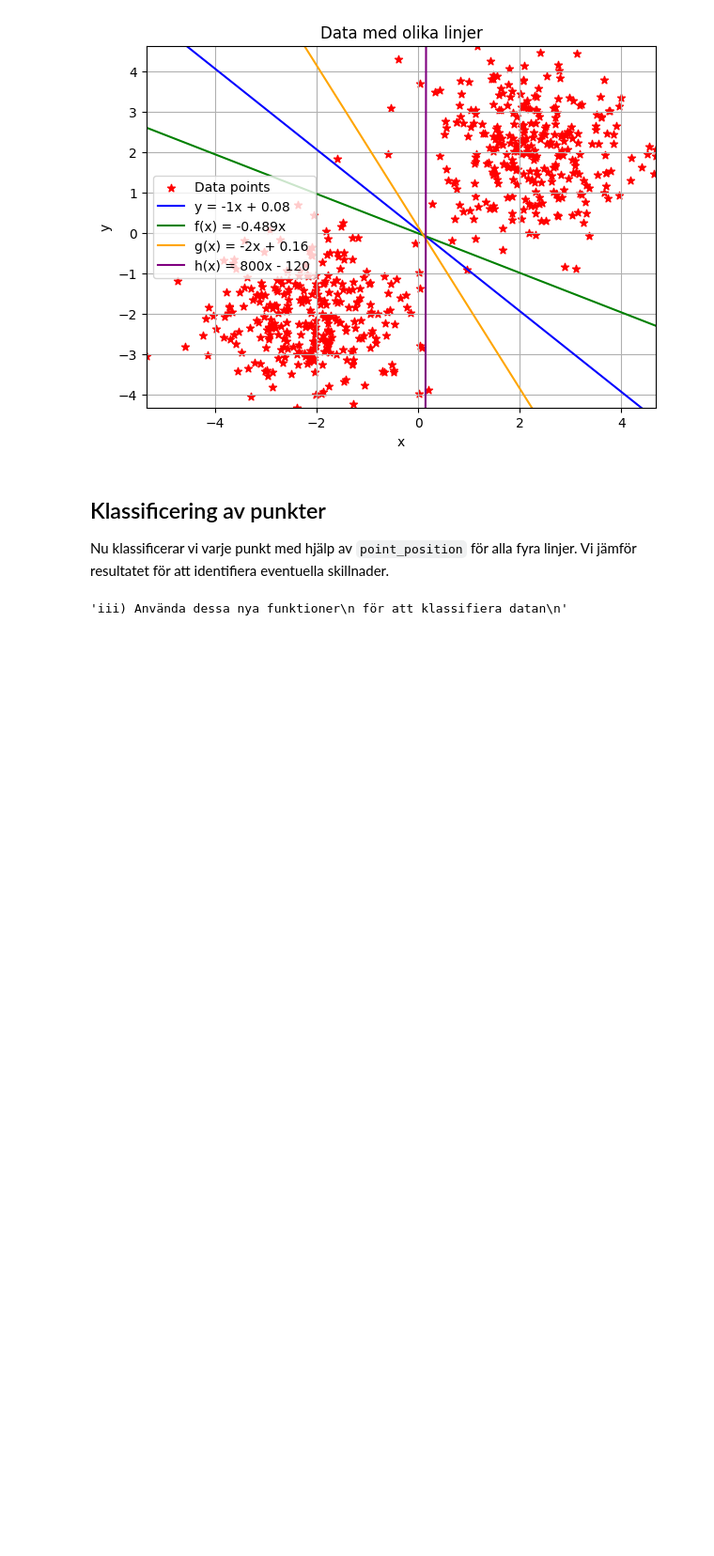
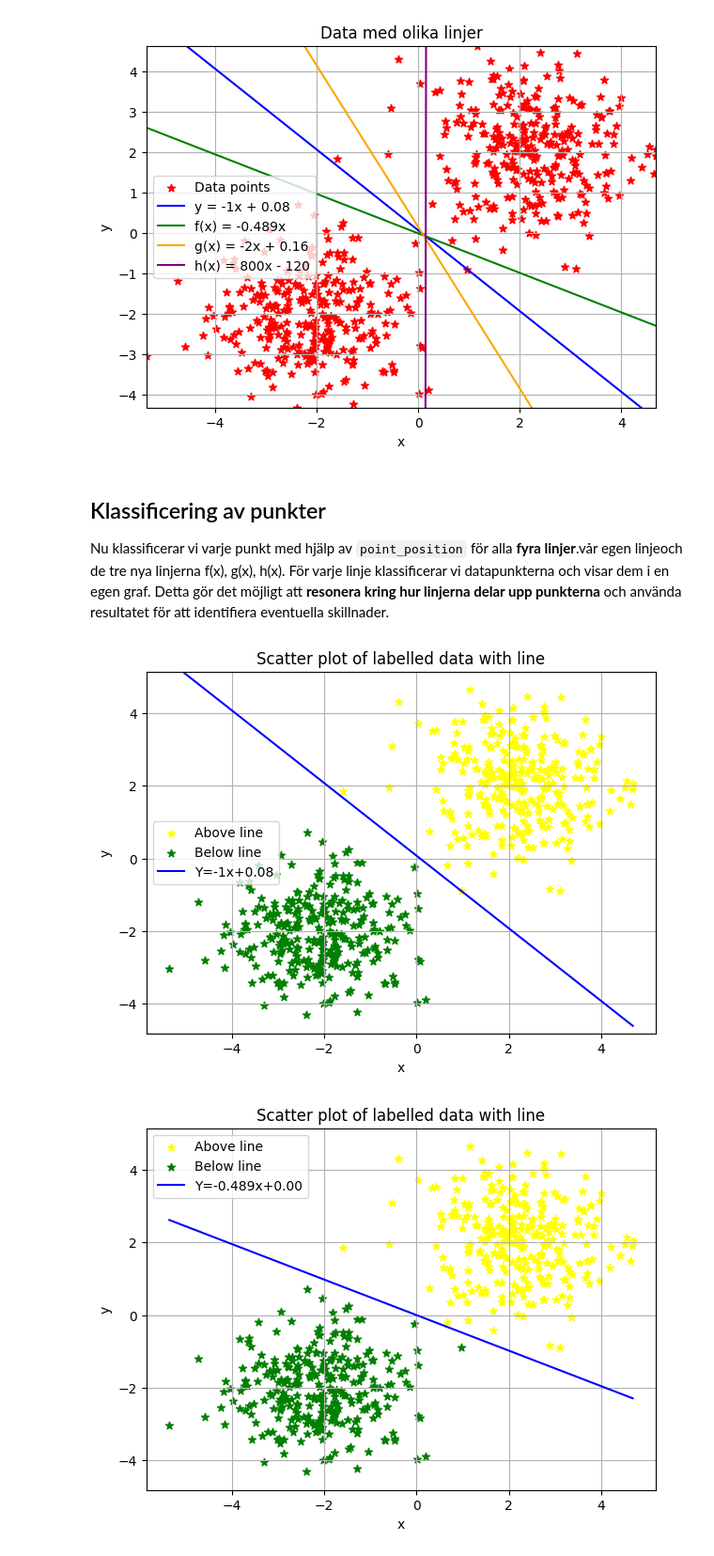
Before and after one commit to nouralahmad89-crypto/Labb3, a Jupyter notebook: report.ipynb, the cells around one changed output. Shown at 94% size. Cells and saved outputs as stored; diff of their text form; code cells hidden in the pictures; blank space fills up the shorter version.

```diff
--- a/report.ipynb
+++ b/report.ipynb
@@ -27,7 +27,8 @@ import main as ma
 # Hämta data och egen linje
 x_point, y_point = ln.get_data(ln.path)
 x_values, y_values, labels = ma.classify_points_and_get_labels()
-k, m = ma.k, ma.m  # linje från main.py
+k = ma.k
+m= ma.m  # linje från main.py
 
 # Skapa x-intervallet för linjerna
 x_line = np.linspace(min(x_point), max(x_point), 200)
@@ -60,36 +61,41 @@ plt.show()
 # %% [markdown]
 ## Klassificering av punkter
 
-Nu klassificerar vi varje punkt med hjälp av `point_position` för alla fyra linjer. Vi jämför resultatet för att identifiera eventuella skillnader.
+Nu klassificerar vi varje punkt med hjälp av `point_position` för alla **fyra linjer**.vår egen linjeoch de tre nya linjerna f(x), g(x), h(x).
+För varje linje klassificerar vi datapunkterna och visar dem i en egen graf. Detta gör det möjligt att **resonera kring hur linjerna delar upp punkterna** och använda resultatet för att identifiera eventuella skillnader.
 # %%
 """iii) Använda dessa nya funktioner
  för att klassifiera datan
 """
+import main as ma
 import numpy as np
-import main as ma
-
 # Hämta data
 x_values, y_values, my_label= ma.classify_points_and_get_labels()
 
 # Skapa x-intervallet för linjerna
 x_line = np.linspace(min(x_values), max(x_values), 200)
+
+#=== egen linje====
+my_label = np.array([ma.point_position(x, y, k, m) for x, y in zip(x_values, y_values)])
+ma.draw_classified(x_line,y_line, k, m , x_values, y_values, my_label)
 
 # ===== f(x) =====
 k_f, m_f = -0.489, 0
 labels_f = np.array([ma.point_position(x, y, k_f, m_f) for x, y in zip(x_values, y_values)])
 y_line1 = k_f * x_line + m_f
 ma.draw_classified(x_line, y_line1, k_f, m_f, x_values, y_values, labels_f)
 
 # ===== g(x) =====
 k_g, m_g = -2, 0.16
 labels_g = np.array([ma.point_position(x, y, k_g, m_g) for x, y in zip(x_values, y_values)])
 y_line2 = k_g * x_line + m_g
 ma.draw_classified(x_line, y_line2, k_g, m_g, x_values, y_values, labels_g)
 
 # ===== h(x)=====
-k_h, m_h = 800, -120
+k_h, m_h = 800,-120
 labels_h = np.array([ma.point_position(x, y, k_h, m_h) for x, y in zip(x_values, y_values)])
 y_line3= k_h * x_line + m_h
 ma.draw_classified(x_line, y_line3, k_h, m_h, x_values, y_values, labels_h)
 # %% [output]
-'iii) Använda dessa nya funktioner\n för att klassifiera datan\n'
+[figure, added]
+[figure, added]
```
Also changed, not shown: parts of 2 cells of this notebook.
